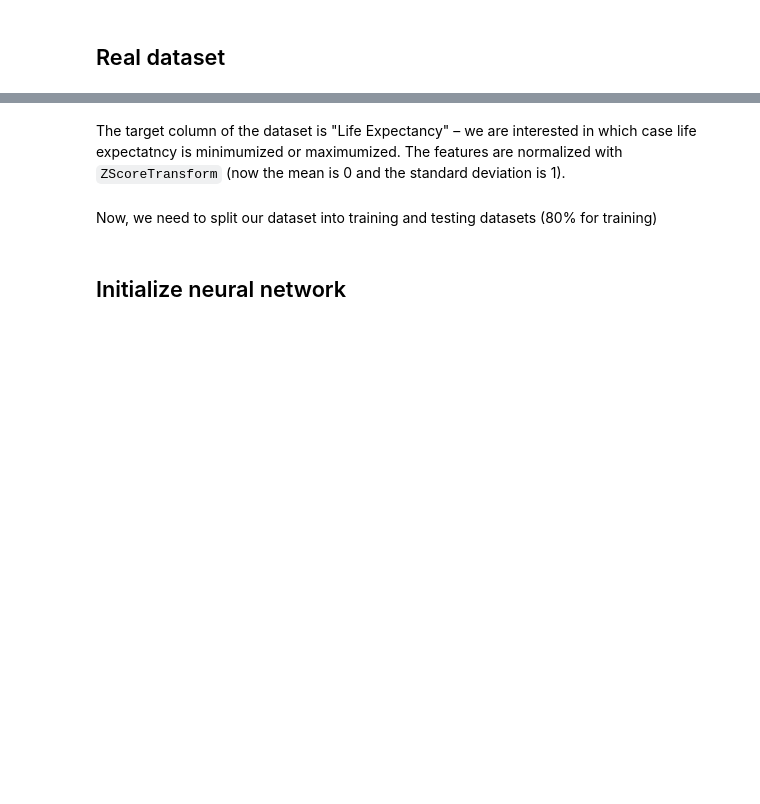
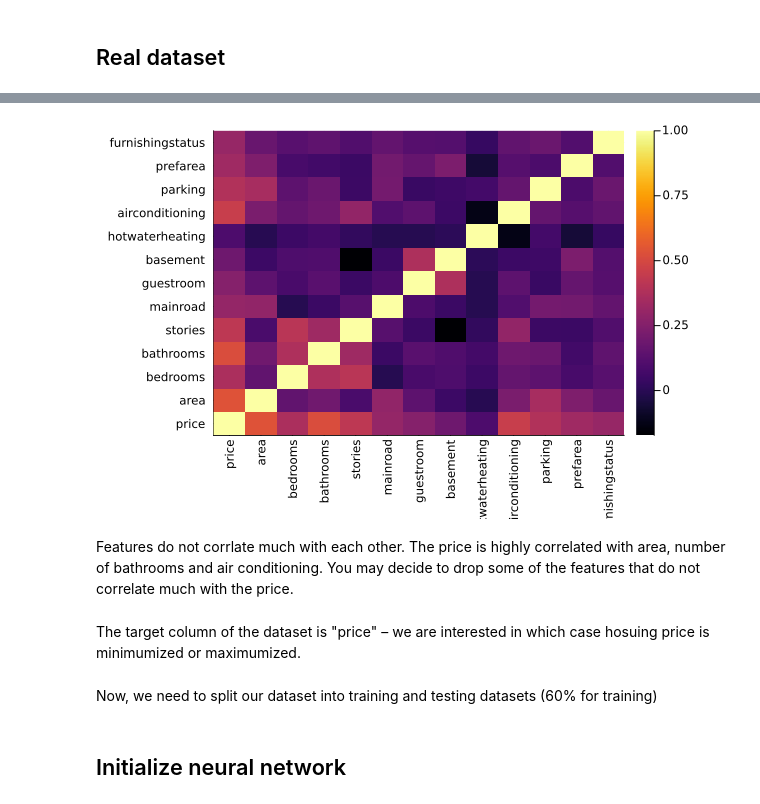
Before and after one commit to gamma-opt/Gogeta.jl, a Jupyter notebook: examples/NN_partition_formulation.ipynb, the cells around one changed output, grey strips where cells are left out. Saved outputs shown, nothing was run; the diff lists cells and outputs as text; code cells hidden in the pictures; blank space fills up the shorter version.

```diff
--- a/examples/NN_partition_formulation.ipynb
+++ b/examples/NN_partition_formulation.ipynb
@@ -411,2 +707,8 @@ plot!(size=(1000,500))
+# %%
+heatmap(names(data), names(data), cor(Matrix(data)),  xrotation=90)
+# %% [output]
+[figure, added]
+# %% [markdown]
+Features do not corrlate much with each other. The price is highly correlated with area, number of bathrooms and air conditioning. You may decide to drop some of the features that do not correlate much with the price.
 # %% [markdown]
-The target column of the dataset is "Life Expectancy" – we are interested in which case life expectatncy is minimumized or maximumized. The features are normalized with `ZScoreTransform` (now the mean is 0 and the standard deviation is 1).
+The target column of the dataset is "price" – we are interested in which case hosuing price is minimumized or maximumized.
@@ -419,3 +718,3 @@ X = [data[:, Symbol("Status")] X];
 # %% [markdown]
-Now, we need to split our dataset into training and testing datasets (80% for training)
+Now, we need to split our dataset into training and testing datasets (60% for training)
 # %%
```
Also changed, not shown: parts of 51 cells of this notebook, 2 other files.
